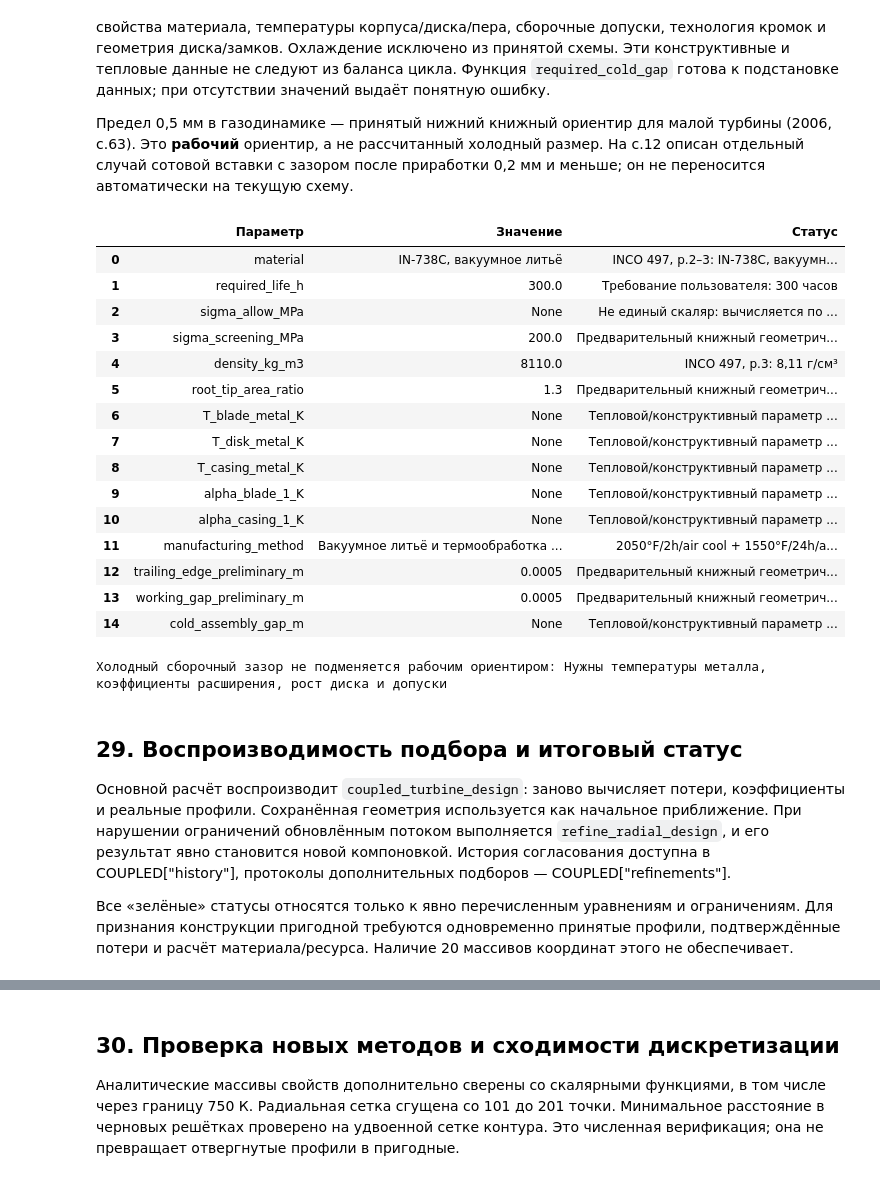
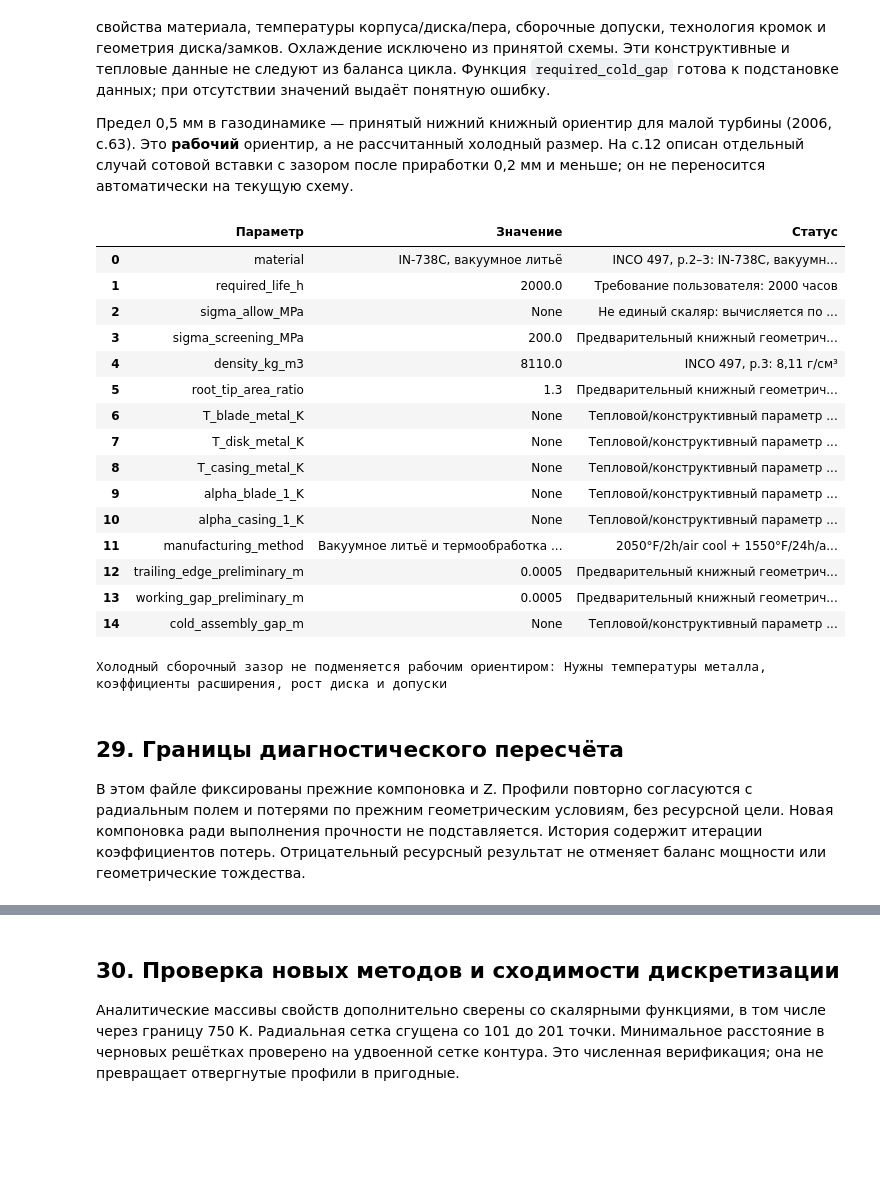
Before and after one commit to mikiway902/Turbinis-Curs, a Jupyter notebook: 1-Turbinis-Curs-Last/TVD_1CBK_2st_v8.ipynb, the cells around one changed output, grey strips where cells are left out. Cells and saved outputs as stored; diff of their text form; code cells hidden in the pictures; blank space fills up the shorter version.

```diff
--- a/1-Turbinis-Curs-Last/TVD_1CBK_2st_v8.ipynb
+++ b/1-Turbinis-Curs-Last/TVD_1CBK_2st_v8.ipynb
@@ -2662,7 +2663,7 @@ def candidate_strength(result, profiles, radials, cfg, requirements):
     return finish()
 
 
-# Проектное требование пользователя: 300 ч, Тг*=1250 K, без охлаждения.
+# Проектное требование пользователя: 2000 ч, Тг*=1250 K, без охлаждения.
 # INCO, Alloy IN-738, bulletin 497 (1981; Nickel Institute reprint 2020),
 # p.3: плотность/термообработка; p.8 Table IX: IN-738C, 100 и 1000 ч.
 # Первичный бюллетень: https://nickelinstitute.org/en/resources/technical-guides/in-738-alloy-preliminary-data-497
@@ -2676,7 +2677,7 @@ IN738C_RUPTURE_DATA['T_K']=(IN738C_RUPTURE_DATA.T_F-32)*5/9+273.15
 IN738C_RUPTURE_DATA['sigma_MPa']=IN738C_RUPTURE_DATA.stress_psi*.006894757293168
 IN738C_RUPTURE_DATA['P_1000']=IN738C_RUPTURE_DATA.T_K*(20+np.log10(IN738C_RUPTURE_DATA.life_h))/1000
 IN738C_LM_POINTS=IN738C_RUPTURE_DATA.sort_values('P_1000')[['P_1000','sigma_MPa']].to_numpy()
-STRENGTH_REQUIREMENTS=dict(material='IN-738C, вакуумное литьё',life_hours=300.,C_LM=20.,
+STRENGTH_REQUIREMENTS=dict(material='IN-738C, вакуумное литьё',life_hours=2000.,C_LM=20.,
     curve_points=IN738C_LM_POINTS,required_margin=1.2,density_kg_m3=8110.,
     curve_source='INCO bulletin 497, p.8 Table IX, IN-738C (не LC): 100/1000 h; logσ(P), C=20 — принятое LM-замыкание',
     source_url='https://www.scribd.com/document/664099561/ni-inco-497-alloy738',
@@ -4854,23 +4768,23 @@ print('Предварительная оценка — пять сечений
 # %%
 material_input_rows=[]
 material_origins={'material':'INCO 497, p.2–3: IN-738C, вакуумное литьё',
-    'required_life_h':'Требование пользователя: 300 часов',
+    'required_life_h':f"Требование пользователя: {STRENGTH_REQUIREMENTS['life_hours']:g} часов",
     'density_kg_m3':'INCO 497, p.3: 8,11 г/см³',
     'manufacturing_method':STRENGTH_REQUIREMENTS['heat_treatment'],
     'sigma_allow_MPa':'Не единый скаляр: вычисляется по Tмет и ресурсу для каждого РК'}
 for k,v in MATERIAL_INPUTS.items():
     material_input_rows.append({'Параметр':k,'Значение':v,
         'Статус':material_origins.get(k,'Тепловой/конструктивный параметр не подтверждён' if v is None else 'Предварительный книжный геометрический ориентир')})
 display(pd.DataFrame(material_input_rows))
 try:
     required_cold_gap(C.delta_min,GEOMETRY[1]/2,GEOMETRY[1]/2,None,None,None,None,None,None,None)
 except ValueError as exc:
     print('Холодный сборочный зазор не подменяется рабочим ориентиром:',str(exc))
 else:raise AssertionError('Без температур металла не должен выдаваться рабочий зазор')
 # %% [output]
 |  | Параметр | Значение | Статус |
 | 0 | material | IN-738C, вакуумное литьё | INCO 497, p.2–3: IN-738C, вакуумн... |
-| 1 | required_life_h | 300.0 | Требование пользователя: 300 часов |
+| 1 | required_life_h | 2000.0 | Требование пользователя: 2000 часов |
 | 2 | sigma_allow_MPa | None | Не единый скаляр: вычисляется по ... |
 | 3 | sigma_screening_MPa | 200.0 | Предварительный книжный геометрич... |
 | 4 | density_kg_m3 | 8110.0 | INCO 497, p.3: 8,11 г/см³ |
@@ -4886,11 +4800,9 @@ else:raise AssertionError('Без температур металла не до
 | 14 | cold_assembly_gap_m | None | Тепловой/конструктивный параметр ... |
 Холодный сборочный зазор не подменяется рабочим ориентиром: Нужны температуры металла, коэффициенты расширения, рост диска и допуски
 # %% [markdown]
-## 29. Воспроизводимость подбора и итоговый статус
+## 29. Границы диагностического пересчёта
 
-Основной расчёт воспроизводит `coupled_turbine_design`: заново вычисляет потери, коэффициенты и реальные профили. Сохранённая геометрия используется как начальное приближение. При нарушении ограничений обновлённым потоком выполняется `refine_radial_design`, и его результат явно становится новой компоновкой. История согласования доступна в COUPLED["history"], протоколы дополнительных подборов — COUPLED["refinements"].
-
-Все «зелёные» статусы относятся только к явно перечисленным уравнениям и ограничениям. Для признания конструкции пригодной требуются одновременно принятые профили, подтверждённые потери и расчёт материала/ресурса. Наличие 20 массивов координат этого не обеспечивает.
+В этом файле фиксированы прежние компоновка и Z. Профили повторно согласуются с радиальным полем и потерями по прежним геометрическим условиям, без ресурсной цели. Новая компоновка ради выполнения прочности не подставляется. История содержит итерации коэффициентов потерь. Отрицательный ресурсный результат не отменяет баланс мощности или геометрические тождества.
 # %%
 RUN_V9_REFINEMENT=False
 if RUN_V9_REFINEMENT:
```
Also changed, not shown: parts of 29 cells of this notebook, 3 other files.
